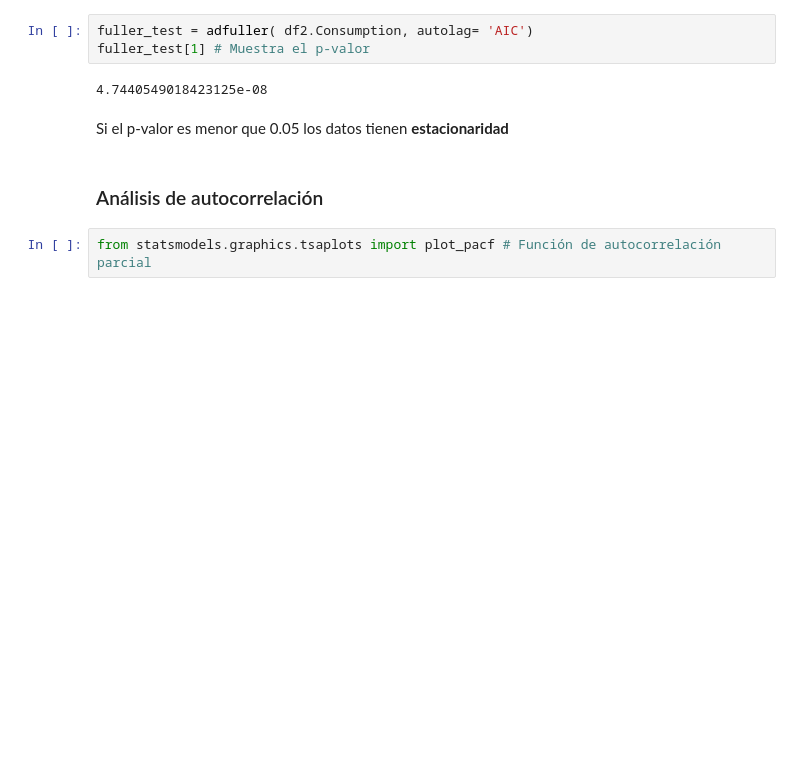
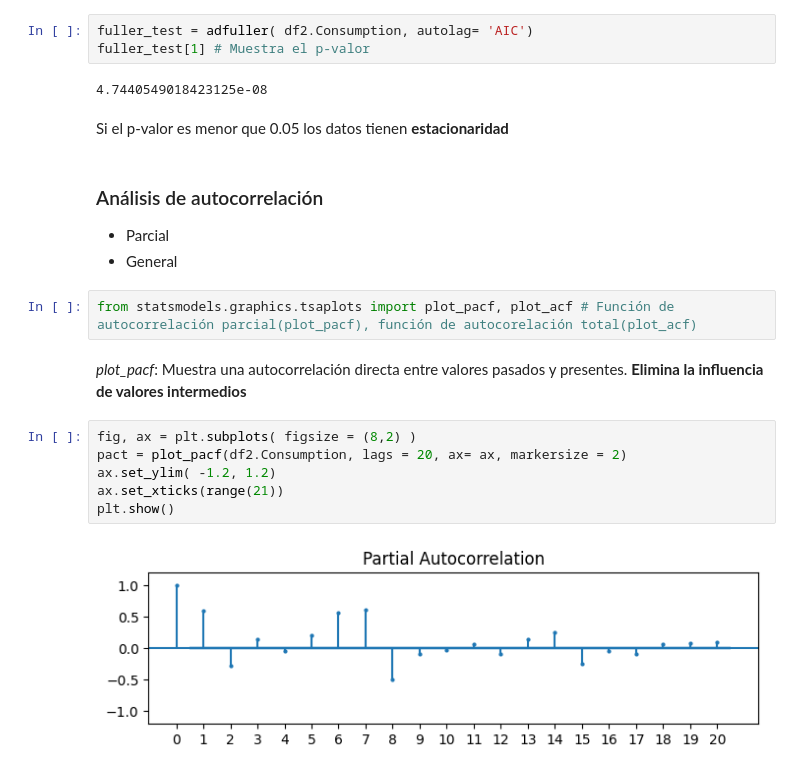
Before and after one commit to JhonZafra/Statistic_Concepts, a Jupyter notebook: SemanaXIV/ConceptosSeriesTiempo.ipynb, the cells around one changed output. Drawn from its saved outputs; the diff is of its cells as text; blank space fills up the shorter version.

```diff
--- a/SemanaXIV/ConceptosSeriesTiempo.ipynb
+++ b/SemanaXIV/ConceptosSeriesTiempo.ipynb
@@ -217,5 +225,18 @@ fuller_test[1] # Muestra el p-valor
 Si el p-valor es menor que 0.05 los datos tienen **estacionaridad**
 # %% [markdown]
 ### Análisis de autocorrelación
+
+* Parcial
+* General
 # %%
-from statsmodels.graphics.tsaplots import plot_pacf # Función de autocorrelación parcial
+from statsmodels.graphics.tsaplots import plot_pacf, plot_acf # Función de autocorrelación parcial(plot_pacf), función de autocorelación total(plot_acf)
+# %% [markdown]
+*plot_pacf*: Muestra una autocorrelación directa entre valores pasados y presentes. **Elimina la influencia de valores intermedios**
+# %%
+fig, ax = plt.subplots( figsize = (8,2) )
+pact = plot_pacf(df2.Consumption, lags = 20, ax= ax, markersize = 2)
+ax.set_ylim( -1.2, 1.2)
+ax.set_xticks(range(21))
+plt.show()
+# %% [output]
+[figure, added]
```
Also changed, not shown: parts of 16 cells of this notebook.
